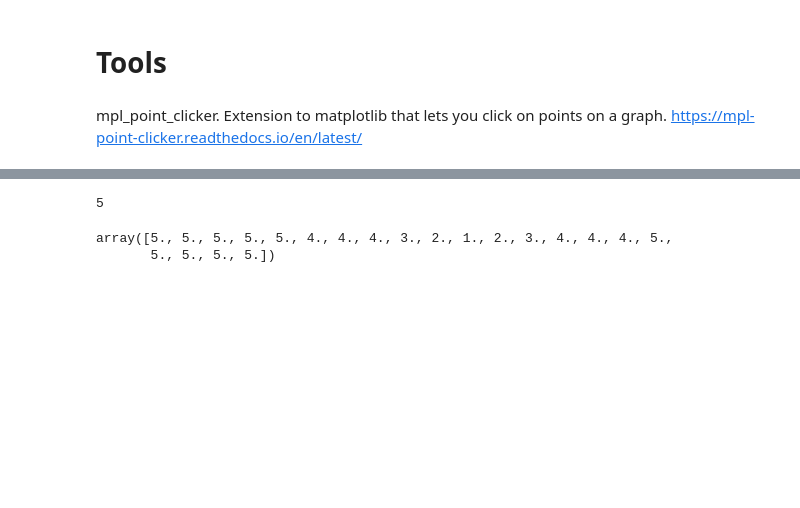
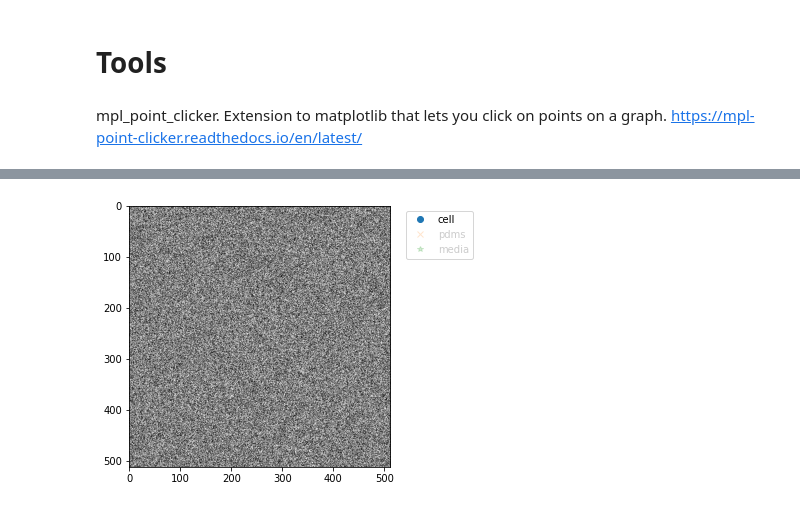
Before and after one commit to tensorturtle/deep-sinusoidal-grating, a Jupyter notebook: making_dot_distortion_prototypes.ipynb, the cells around one changed output, grey strips where cells are left out. Saved outputs shown, nothing was run; the diff lists cells and outputs as text; code cells hidden in the pictures; blank space fills up the shorter version.

```diff
--- a/making_dot_distortion_prototypes.ipynb
+++ b/making_dot_distortion_prototypes.ipynb
@@ -205,4 +194,0 @@ for i, num in enumerate(pixel_brightness):
-# %%
-brightness_to_areas[136]
-# %% [output]
-5
@@ -216,5 +194,0 @@ for i in range(len(areas_array)):
-# %%
-areas_array[10]
-# %% [output]
-array([5., 5., 5., 5., 5., 4., 4., 4., 3., 2., 1., 2., 3., 4., 4., 4., 5.,
-       5., 5., 5., 5.])
@@ -222,0 +195,15 @@ assert set(areas_array.flatten()) == {1, 2, 3, 4, 5} # ensure that all pixel val
+# %%
+import numpy as np
+import matplotlib.pyplot as plt
+from mpl_point_clicker import clicker
+
+fig, ax = plt.subplots(constrained_layout=True)
+image = np.random.rand(512, 512)
+ax.imshow(image, cmap="gray")
+klicker = clicker(
+   ax,
+   ["cell", "pdms", "media"],
+   markers=["o", "x", "*"]
+)
+# %% [output]
+[figure, added]
```
Also changed, not shown: parts of 10 cells of this notebook, 2 other files.
